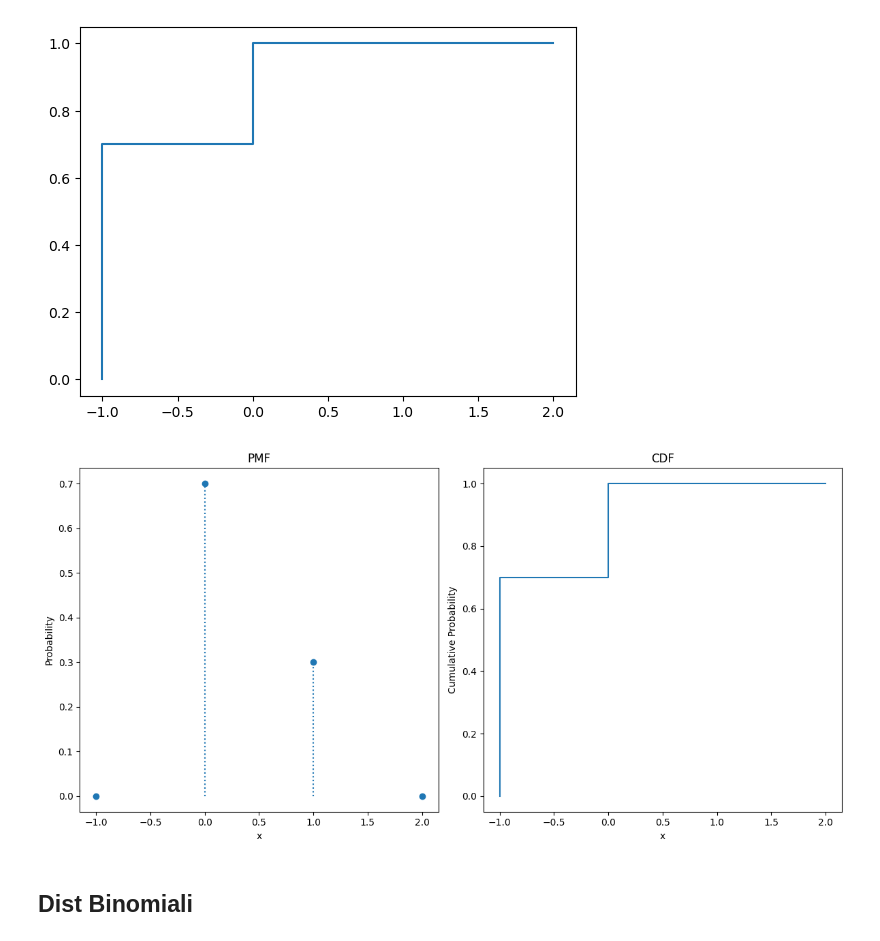
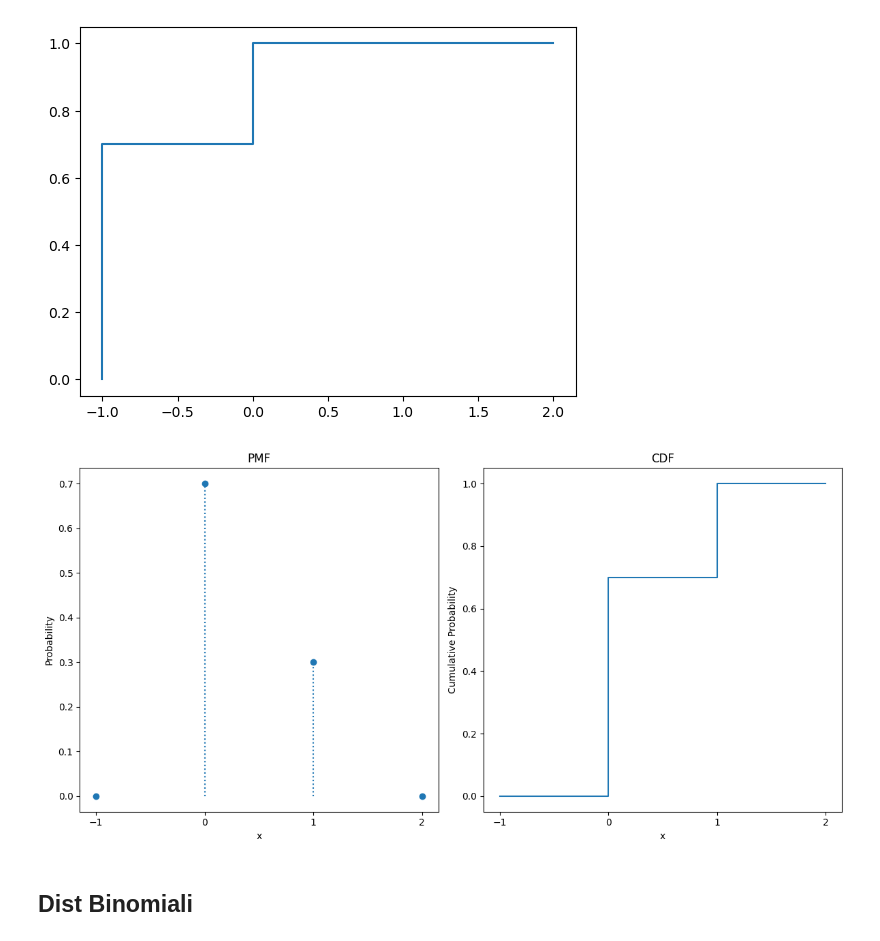
Before and after one commit to FriendlyWizard23/StatisticaL31, a Jupyter notebook: JUPYTER/TEMI D'ESAME/Distribuzioni.ipynb, the cells around one changed output. Cells and saved outputs as stored; diff of their text form; code cells hidden in the pictures.

```diff
--- a/JUPYTER/TEMI D'ESAME/Distribuzioni.ipynb
+++ b/JUPYTER/TEMI D'ESAME/Distribuzioni.ipynb
@@ -34,31 +34,32 @@ plt.show()
 # %%
 # Definisci la distribuzione Bernoulli con parametro p=0.3
 dist = st.bernoulli(0.3)
 
 # Valori per l'asse x
 x = np.arange(-1, 3, 1)
 
 # Crea una figura con due sottotrame (subplot) affiancate
 fig, axes = plt.subplots(nrows=1, ncols=2, figsize=(12, 6))
 
 # Plot della PMF nella prima sottotrama
 axes[0].vlines(x, 0, dist.pmf(x), linestyles='dotted')
 axes[0].plot(x, dist.pmf(x), 'o')
 axes[0].set_title('PMF')
 axes[0].set_xlabel('x')
 axes[0].set_ylabel('Probability')
 
 # Plot della CDF nella seconda sottotrama
-axes[1].step(x, dist.cdf(x))
+axes[1].step(x, dist.cdf(x),where='post')
 axes[1].set_title('CDF')
 axes[1].set_xlabel('x')
 axes[1].set_ylabel('Cumulative Probability')
-
+axes[0].set_xticks(x)
+axes[1].set_xticks(x)
 # Mostra il grafico
 plt.tight_layout()
 plt.show()
 # %% [output]
-[figure, old version]
+[figure, new version]
 # %% [markdown]
 ## Dist Binomiali
 # %%
```
Also changed, not shown: parts of 5 cells of this notebook, 8 other files.
